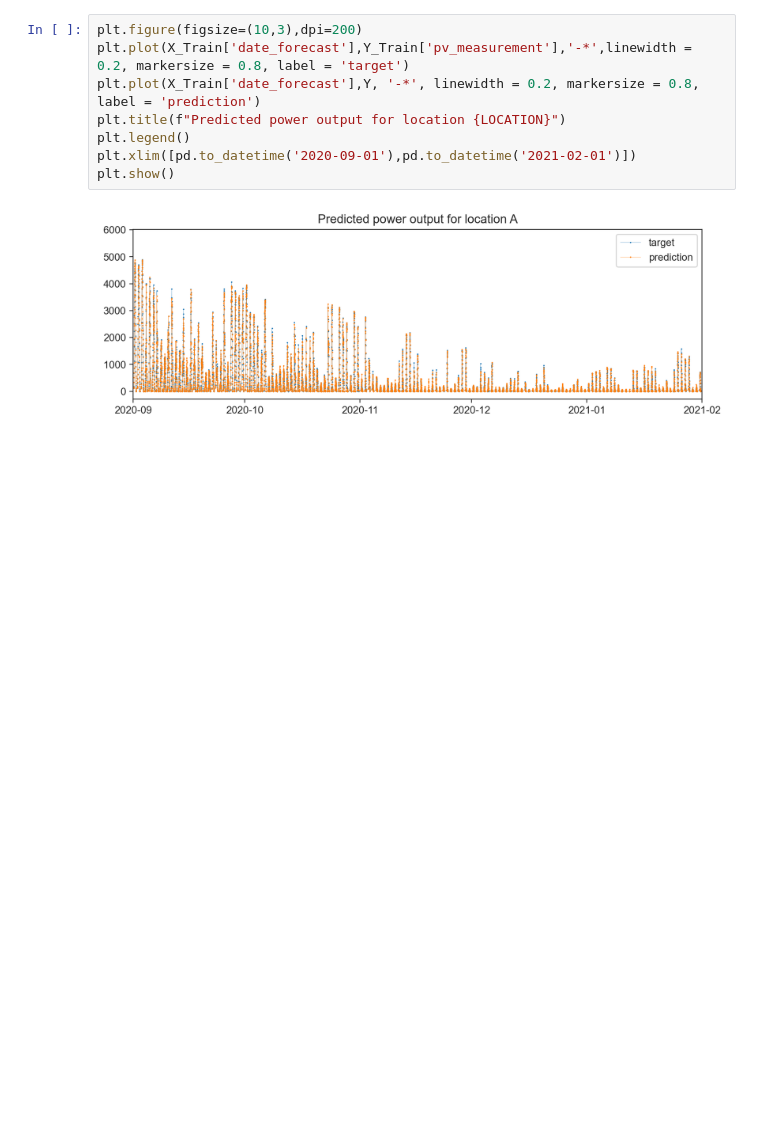
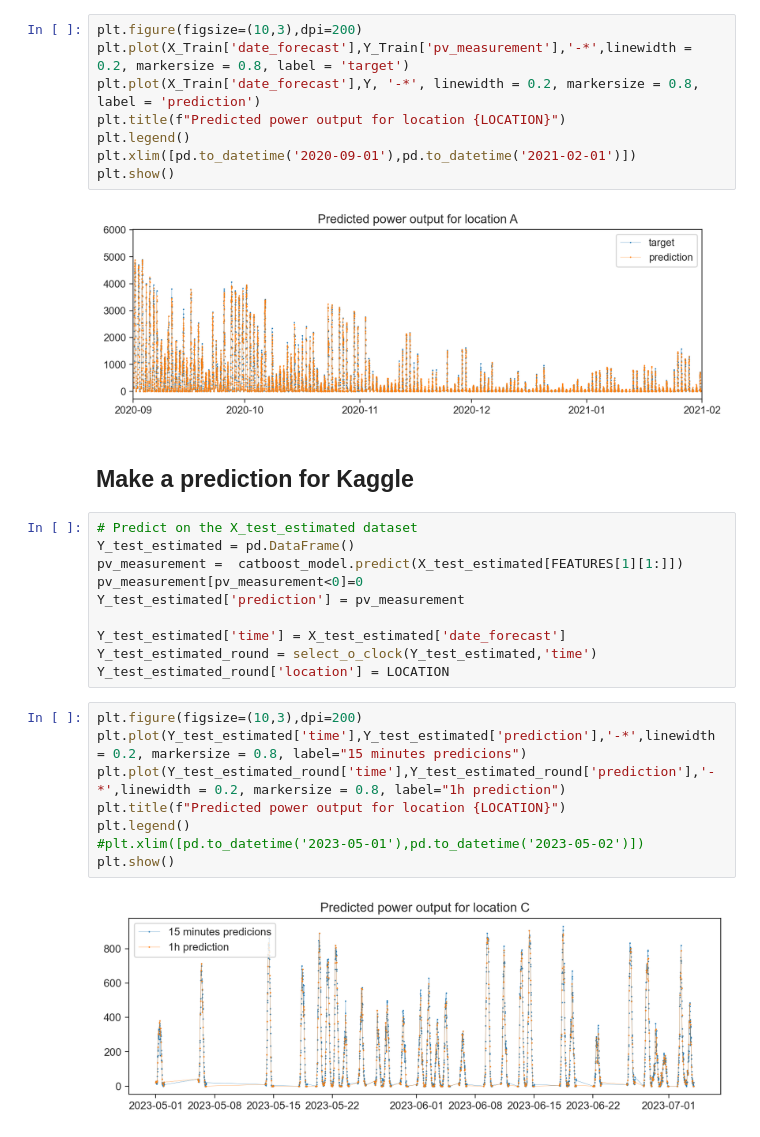
Before and after one commit to hugokerino/Energy-forecasting-NTNU, a Jupyter notebook: data/Noe/Data_exploration.ipynb, the cells around one changed output. Cells and saved outputs as stored; diff of their text form; blank space fills up the shorter version.

```diff
--- a/data/Noe/Data_exploration.ipynb
+++ b/data/Noe/Data_exploration.ipynb
@@ -1057,3 +1108,25 @@ plt.xlim([pd.to_datetime('2020-09-01'),pd.to_datetime('2021-02-01')])
 plt.show()
 # %% [output]
 [figure]
+# %% [markdown]
+## Make a prediction for Kaggle
+# %%
+# Predict on the X_test_estimated dataset
+Y_test_estimated = pd.DataFrame()
+pv_measurement =  catboost_model.predict(X_test_estimated[FEATURES[1][1:]])
+pv_measurement[pv_measurement<0]=0
+Y_test_estimated['prediction'] = pv_measurement
+
+Y_test_estimated['time'] = X_test_estimated['date_forecast']
+Y_test_estimated_round = select_o_clock(Y_test_estimated,'time')
+Y_test_estimated_round['location'] = LOCATION
+# %%
+plt.figure(figsize=(10,3),dpi=200)
+plt.plot(Y_test_estimated['time'],Y_test_estimated['prediction'],'-*',linewidth = 0.2, markersize = 0.8, label="15 minutes predicions")
+plt.plot(Y_test_estimated_round['time'],Y_test_estimated_round['prediction'],'-*',linewidth = 0.2, markersize = 0.8, label="1h prediction")
+plt.title(f"Predicted power output for location {LOCATION}")
+plt.legend()
+#plt.xlim([pd.to_datetime('2023-05-01'),pd.to_datetime('2023-05-02')])
+plt.show()
+# %% [output]
+[figure, added]
```
Also changed, not shown: parts of 12 cells of this notebook, 6 other files.
